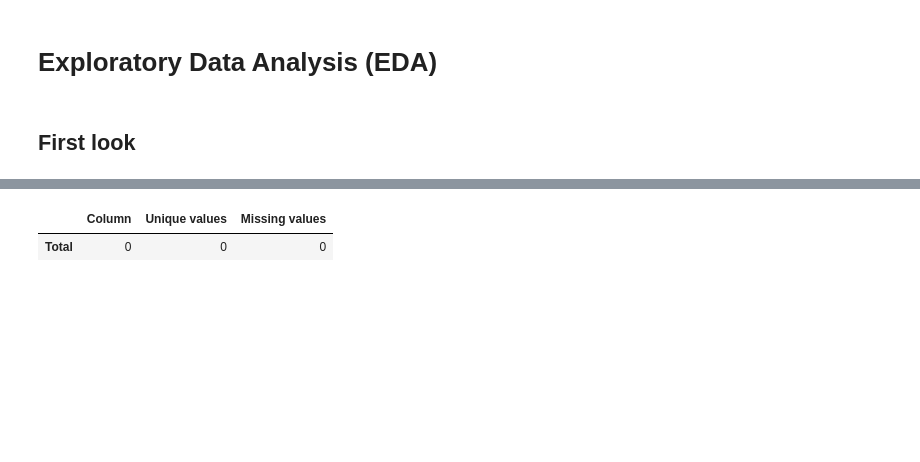
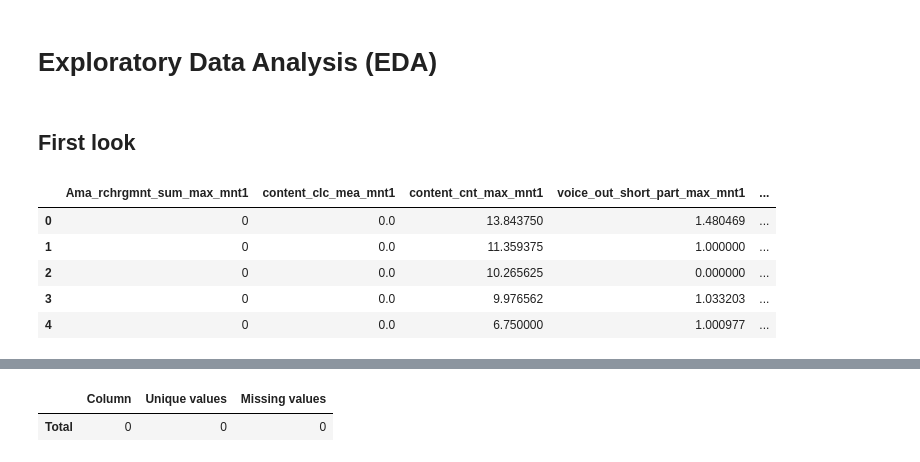
Before and after one commit to volry/subscriber-churn, a Jupyter notebook: BDL-final.ipynb, the cells around one changed output, grey strips where cells are left out. Drawn from its saved outputs; the diff is of its cells as text; code cells hidden in the pictures; blank space fills up the shorter version.

```diff
--- a/BDL-final.ipynb
+++ b/BDL-final.ipynb
@@ -20,5 +57,12 @@ df_fe = pd.read_pickle(file_path+file_name)
 # %% [markdown]
 ## First look
 # %%
-#df_fe.head(5)
+df_traine_fe.head(5)
+# %% [output]
+|  | Ama_rchrgmnt_sum_max_mnt1 | content_clc_mea_mnt1 | content_cnt_max_mnt1 | voice_out_short_part_max_mnt1 | ... |
+| 0 | 0 | 0.0 | 13.843750 | 1.480469 | ... |
+| 1 | 0 | 0.0 | 11.359375 | 1.000000 | ... |
+| 2 | 0 | 0.0 | 10.265625 | 0.000000 | ... |
+| 3 | 0 | 0.0 | 9.976562 | 1.033203 | ... |
+| 4 | 0 | 0.0 | 6.750000 | 1.000977 | ... |
 # %%
```
Also changed, not shown: parts of 18 cells of this notebook.
